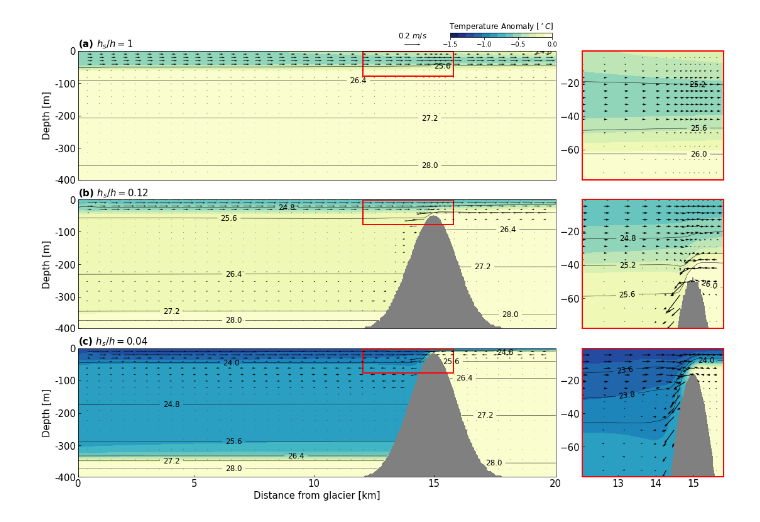
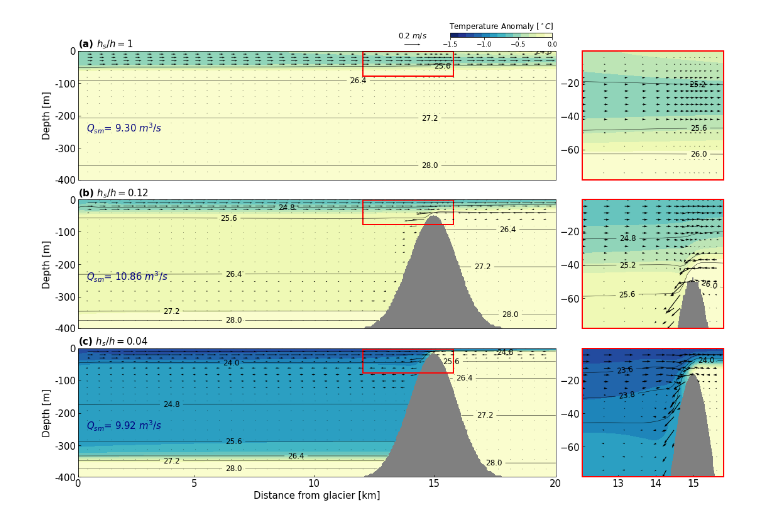
Before and after one commit to weiyangbao/Jupyter-Iceplume, a Jupyter notebook: Fjord Modeling/1-BaseCase.ipynb, the cells around one changed output. Saved outputs shown, nothing was run; the diff lists cells and outputs as text; code cells hidden in the pictures.

```diff
--- a/Fjord Modeling/1-BaseCase.ipynb
+++ b/Fjord Modeling/1-BaseCase.ipynb
@@ -84,7 +84,7 @@ def IFA(Hs):
     Area[50:,:] = 1200
 
     file0 = xr.open_dataset('/work/oceans/wbao/MITgcm_results/iceplume/1_BaseCase/icefrntA_' + str(format(Hs,'03d')) + '.nc')
-    t0 = 89
+    t0 = 0
     tn = 120
     # removed duplicated data caused by model restart
     file = file0.isel(T=~file0.get_index("T").duplicated())
@@ -104,3 +106,8 @@ z3[22]
+# %%
+qsm1 = IFA(CaseNum[-1])
+qsm2 = IFA(CaseNum[-2])
+qsm3 = IFA(CaseNum[0])
+#qsm1, qsm2, qsm3
 # %%
 
 gridsize = (3, 4)
@@ -161,8 +168,8 @@ ax1.set_yticklabels(["0","-100","-200","-300","-400"])
 ax1.tick_params(direction='in', labelsize=15)
 ax1.set_title('(a) $h_s/h=1$', loc='left', size=15, weight='bold')
 
-
-
+# Add Qsm
+ax1.text(0.5,-250,'$Q_{sm}$= '+str(format(qsm1,'1.2f'))+' $m^3/s$',size=15,color='navy')
 
 im2 = ax2.contourf(x2,z2,pt2-T0, ct, cmap=cmap)
 ax2.xaxis.set_visible(False)
@@ -170,7 +177,7 @@ ax2.xaxis.set_visible(False)
 CS2 = ax2.contour(x2,z2,rho2-1000, crho, colors='k', linewidths=.5)
 plt.clabel(CS2, fmt='%1.1f', fontsize=12, inline=1)
 
-# Plot velocity
+
 
 
 #ax2.plot(x2[1:-1],-h2, '--w', lw=2)
@@ -182,7 +189,8 @@ ax2.set_title('(b) $h_s/h=0.12$', loc='left', size=15, weight='bold')
 ax2.set_xlim([x2[1],x2[-1]])
 ax2.set_facecolor('grey')
 
-
+# Add Qsm
+ax2.text(0.5,-250,'$Q_{sm}$= '+str(format(qsm2,'1.2f'))+' $m^3/s$',size=15,color='navy')
 
 
 im3 = ax3.contourf(x3,z3,pt3-T0, ct, cmap=cmap)
@@ -192,7 +200,8 @@ CS3 = ax3.contour(x3,z3,rho3-1000, crho, colors='k', linewidths=.5)
 plt.clabel(CS3, fmt='%1.1f', fontsize=12, inline=1)
 #ax3.plot(x3[1:-1],-h3, '--w', lw=2)
 
-
+# Add Qsm
+ax3.text(0.5,-250,'$Q_{sm}$= '+str(format(qsm3,'1.2f'))+' $m^3/s$',size=15,color='navy')
 
 
 
@@ -273,34 +282,34 @@ Q_6 = ax6.quiver(x3z[::n1],z3z[::2],u3z[::2,::n1], w3z[::2,::n1]*15,scale=3, wid
 
 u1_sill = u1[:,sl:sr]
 w1_sill = w1[:,sl:sr]
 x1_sill = x1[sl:sr]
 n2 = 5
 Q_1s = ax1.quiver(x1_sill[::10],z1[::n2],u1_sill[::n2,::10], w1_sill[::n2,::10],scale=6, width=0.001, color='k')
 u1[:,sl:sr] = 'nan'
 w1[:,sl:sr] = 'nan'
 Q_1 = ax1.quiver(x1[::n2],z1[::n2],u1[::n2,::n2], w1[::n2,::n2],scale=6, width=0.001, color='k')
 ax1.quiverkey(Q_1, 0.7, 1.05, 0.2, r'0.2 $m/s$', fontproperties={'size':12}, coordinates='axes')
 
 
 u2_sill = u2[:,sl:sr]
 w2_sill = w2[:,sl:sr]
 x2_sill = x2[sl:sr]
 Q_2s = ax2.quiver(x2_sill[::10],z2[::n2],u2_sill[::n2,::10], w2_sill[::n2,::10],scale=6, width=0.001, color='k')
 u2[:,sl:sr] = 'nan'
 w2[:,sl:sr] = 'nan'
 Q_2 = ax2.quiver(x2[::n2],z2[::n2],u2[::n2,::n2], w2[::n2,::n2],scale=6, width=0.001, color='k')
 
 
 u3_sill = u3[:,sl:sr]
 w3_sill = w3[:,sl:sr]
 x3_sill = x3[sl:sr]
 Q_3s = ax3.quiver(x3_sill[::10],z3[::n2],u3_sill[::n2,::10], w3_sill[::n2,::10],scale=6, width=0.001, color='k')
 
 u3[:,sl:sr] = 'nan'
 w3[:,sl:sr] = 'nan'
 Q_3 = ax3.quiver(x3[::n2],z3[::n2],u3[::n2,::n2], w3[::n2,::n2],scale=n2, width=0.001, color='k')
 # %% [output]
-[figure, old version]
+[figure, new version]
 # %%
 u1z, w1z
 # %%
```
Also changed, not shown: parts of 2 cells of this notebook, 4 other files.
